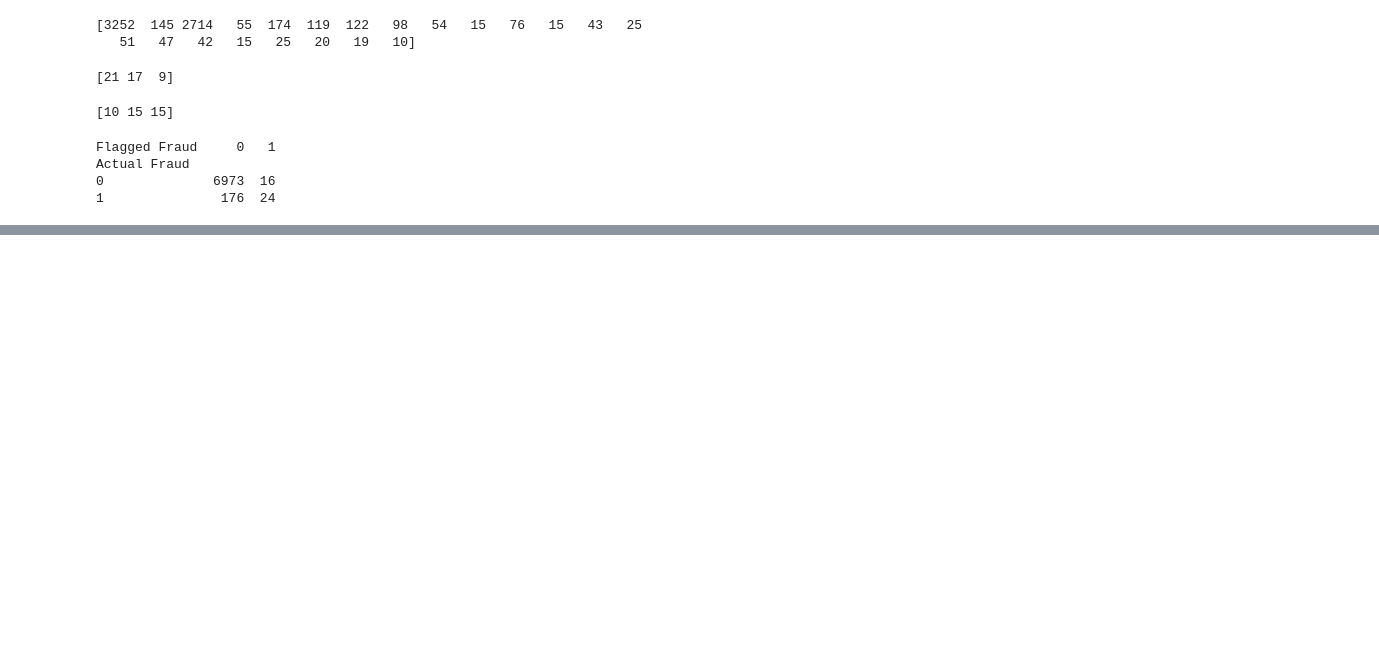
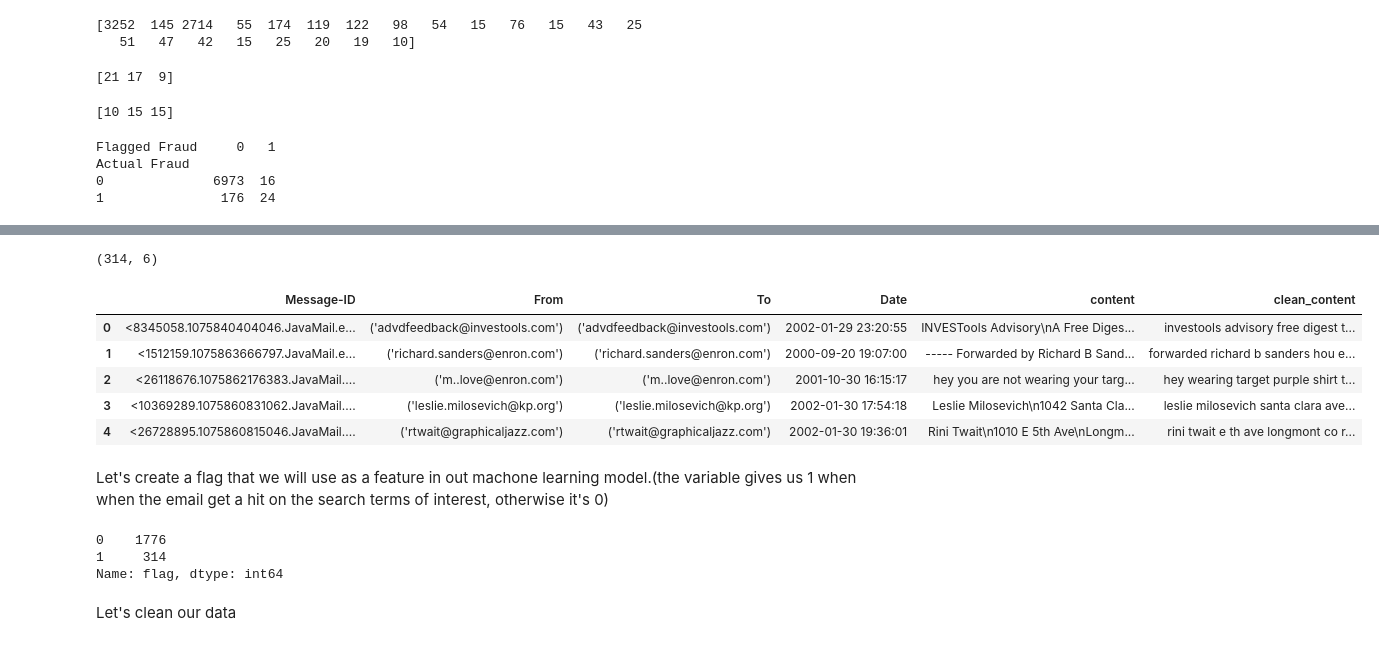
Before and after one commit to go3ku/Fraud-Detection, a Jupyter notebook: fraud_detection.ipynb, the cells around one changed output, grey strips where cells are left out. Saved outputs shown, nothing was run; the diff lists cells and outputs as text; code cells hidden in the pictures; blank space fills up the shorter version.

```diff
--- a/fraud_detection.ipynb
+++ b/fraud_detection.ipynb
@@ -1006,0 +1071,22 @@ The next step is to use text data, text mining and topic modeling to detect frau
+# %%
+print(filtred_emails.shape)
+filtred_emails.head()
+# %% [output]
+(314, 6)
+|  | Message-ID | From | To | Date | content | clean_content |
+| 0 | <8345058.1075840404046.JavaMail.e... | ('advdfeedback@investools.com') | ('advdfeedback@investools.com') | 2002-01-29 23:20:55 | INVESTools Advisory\nA Free Diges... | investools advisory free digest t... |
+| 1 | <1512159.1075863666797.JavaMail.e... | ('richard.sanders@enron.com') | ('richard.sanders@enron.com') | 2000-09-20 19:07:00 | ----- Forwarded by Richard B Sand... | forwarded richard b sanders hou e... |
+| 2 | <26118676.1075862176383.JavaMail.... | ('m..love@enron.com') | ('m..love@enron.com') | 2001-10-30 16:15:17 | hey you are not wearing your targ... | hey wearing target purple shirt t... |
+| 3 | <10369289.1075860831062.JavaMail.... | ('leslie.milosevich@kp.org') | ('leslie.milosevich@kp.org') | 2002-01-30 17:54:18 | Leslie Milosevich\n1042 Santa Cla... | leslie milosevich santa clara ave... |
+| 4 | <26728895.1075860815046.JavaMail.... | ('rtwait@graphicaljazz.com') | ('rtwait@graphicaljazz.com') | 2002-01-30 19:36:01 | Rini Twait\n1010 E 5th Ave\nLongm... | rini twait e th ave longmont co r... |
+# %% [markdown]
+Let's create a flag that we will use as a feature in out machone learning model.(the variable gives us 1 when when the email get a hit on the search terms of interest, otherwise it's 0)
+# %%
+df['flag']=np.where((df.clean_content.str.contains('|'.join(searchfor))==True),1,0)
+print(df['flag'].value_counts())
+# %% [output]
+0    1776
+1     314
+Name: flag, dtype: int64
+# %% [markdown]
+Let's clean our data
```
Also changed, not shown: parts of 30 cells of this notebook.
